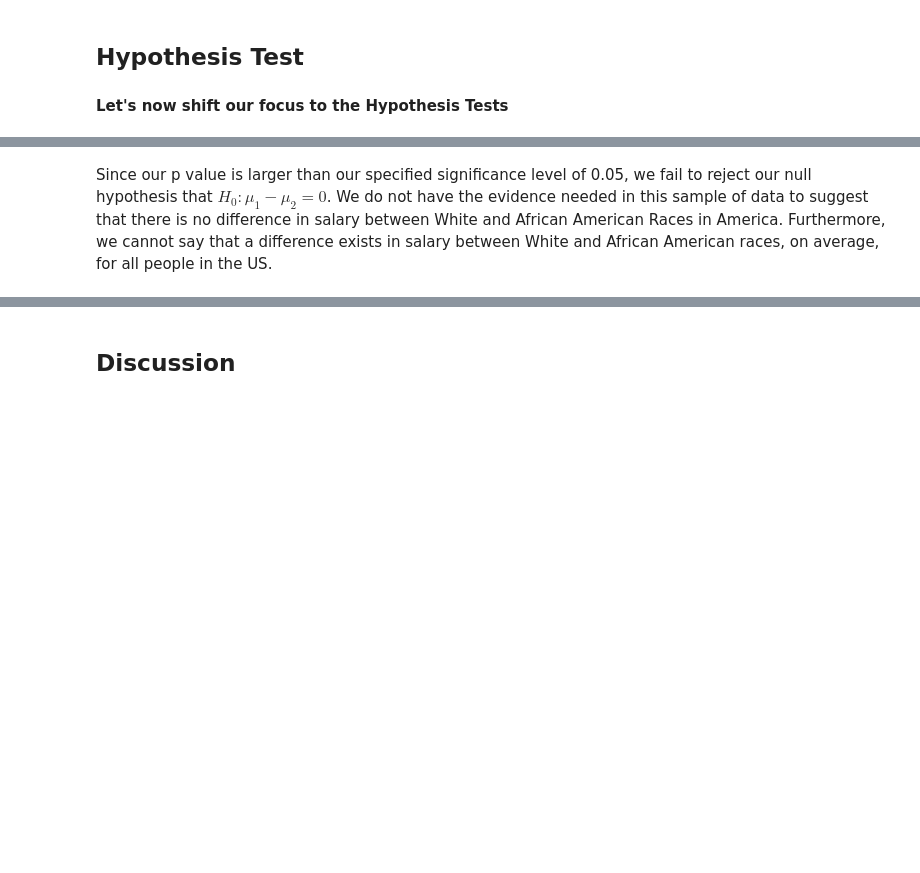
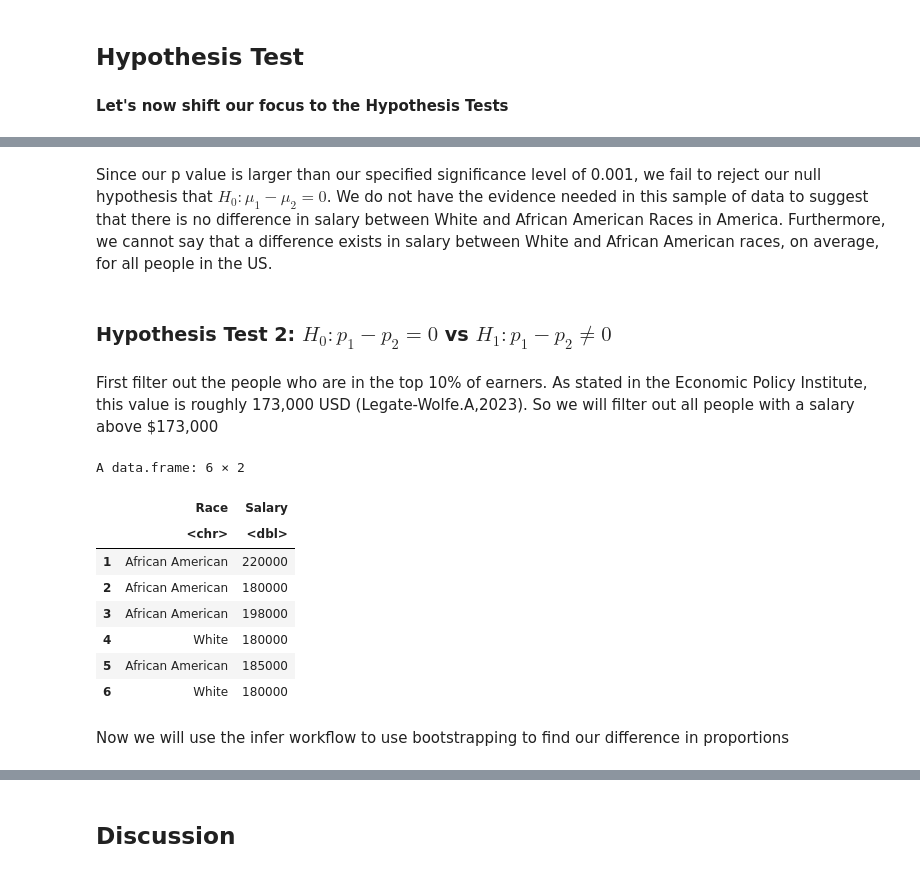
Before and after one commit to hongkailiu123/Race-VS.-Annual-Income-Statistical-Inference-Report, a Jupyter notebook: Final_Report.ipynb, the cells around one changed output, grey strips where cells are left out. Saved outputs shown, nothing was run; the diff lists cells and outputs as text; code cells hidden in the pictures; blank space fills up the shorter version.

Commit message:
Hypothesis Test 2

```diff
--- a/Final_Report.ipynb
+++ b/Final_Report.ipynb
@@ -619,2 +539,22 @@ p_val_dist
 # %% [markdown]
-Since our p value is larger than our specified significance level of 0.05, we fail to reject our null hypothesis that $H_0: \mu_1 - \mu_2 = 0$. We do not have the evidence needed in this sample of data to suggest that there is no difference in salary between White and African American Races in America. Furthermore, we cannot say that a difference exists in salary between White and African American races, on average, for all people in the US.
+Since our p value is larger than our specified significance level of 0.001, we fail to reject our null hypothesis that $H_0: \mu_1 - \mu_2 = 0$. We do not have the evidence needed in this sample of data to suggest that there is no difference in salary between White and African American Races in America. Furthermore, we cannot say that a difference exists in salary between White and African American races, on average, for all people in the US.
+# %% [markdown]
+### Hypothesis Test 2: $H_0: p_1 - p_2 = 0$ vs $H_1: p_1 - p_2 \neq 0$</center>
+# %% [markdown]
+First filter out the people who are in the top 10% of earners. As stated in the Economic Policy Institute, this value is roughly 173,000 USD (Legate-Wolfe.A,2023). So we will filter out all people with a salary above $173,000
+# %%
+top10 <- salary_sample %>%
+            filter(Salary >= 173000)
+head(top10)
+# %% [output]
+A data.frame: 6 × 2
+|  | Race | Salary |
+|  | <chr> | <dbl> |
+| 1 | African American | 220000 |
+| 2 | African American | 180000 |
+| 3 | African American | 198000 |
+| 4 | White | 180000 |
+| 5 | African American | 185000 |
+| 6 | White | 180000 |
+# %% [markdown]
+Now we will use the infer workflow to use bootstrapping to find our difference in proportions
```
Also changed, not shown: parts of 22 cells of this notebook.
